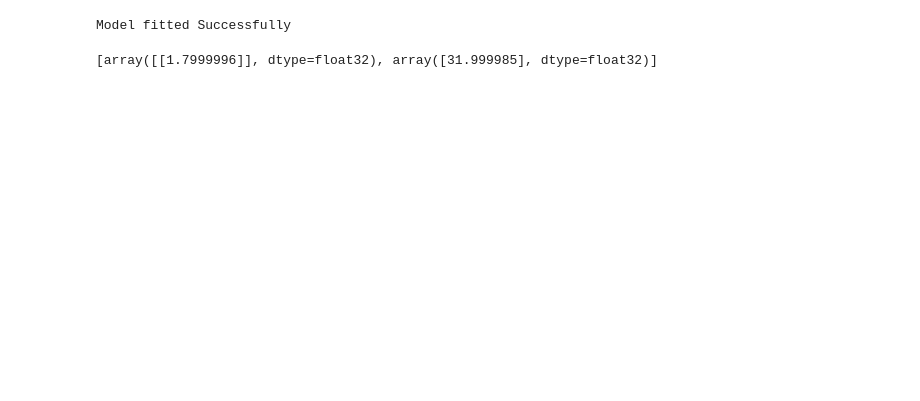
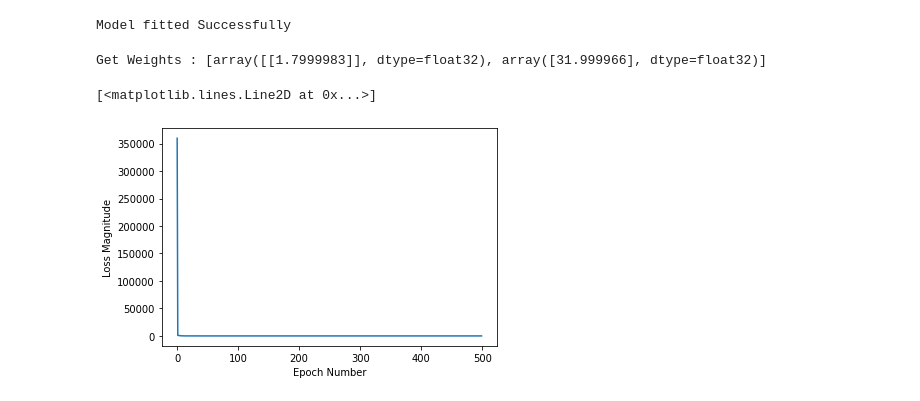
Before and after one commit to innovatorved/learn-tensorflow, a Jupyter notebook: tf_keras_RegressionC2F.ipynb, the cells around one changed output. Cells and saved outputs as stored; diff of their text form; code cells hidden in the pictures; blank space fills up the shorter version.

```diff
--- a/tf_keras_RegressionC2F.ipynb
+++ b/tf_keras_RegressionC2F.ipynb
@@ -33,14 +51,17 @@ print("Model fitted Successfully")
 # %% [output]
 Model fitted Successfully
 # %%
-l1.get_weights()
+print(f"Get Weights : {l1.get_weights()}")
 
+# loss representation
 plt.figure()
 plt.xlabel('Epoch Number')
 plt.ylabel("Loss Magnitude")
-plt.plot(modelfit_history.history['loss'])
+plt.plot(model_his.history['loss'])
 # %% [output]
-[array([[1.7999996]], dtype=float32), array([31.999985], dtype=float32)]
+Get Weights : [array([[1.7999983]], dtype=float32), array([31.999966], dtype=float32)]
+[<matplotlib.lines.Line2D at 0x...>]
+[figure, added]
 # %%
 def predictC2F(n):
     """
```
Also changed, not shown: parts of 3 cells of this notebook.
